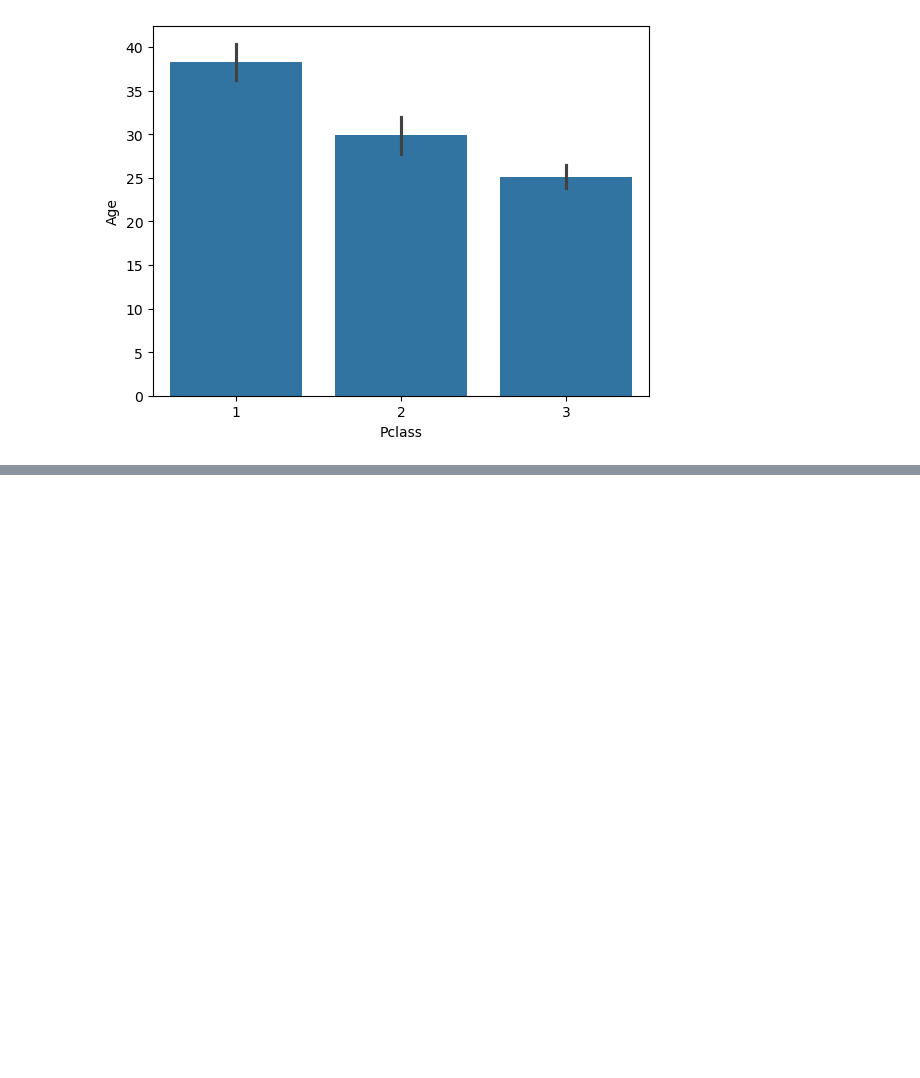
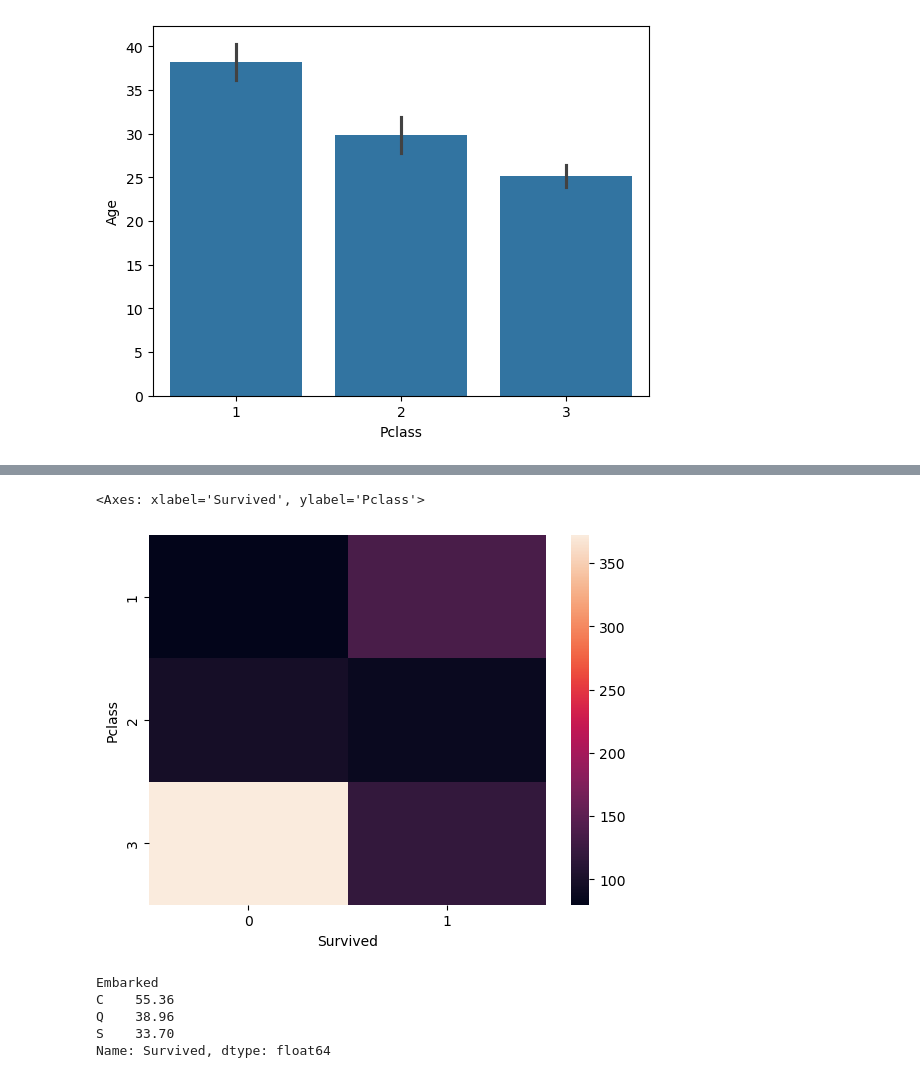
Before and after one commit to Jitudebnath/python, a Jupyter notebook: EDA/Eda.ipynb, the cells around one changed output, grey strips where cells are left out. Saved outputs shown, nothing was run; the diff lists cells and outputs as text; code cells hidden in the pictures; blank space fills up the shorter version.

```diff
--- a/EDA/Eda.ipynb
+++ b/EDA/Eda.ipynb
@@ -167,0 +239,13 @@ sns.barplot(
+# %%
+sns.heatmap(pd.crosstab(titanic['Pclass'],titanic['Survived']))
+# %% [output]
+<Axes: xlabel='Survived', ylabel='Pclass'>
+[figure, added]
+# %%
+titanic.groupby("Embarked")["Survived"].mean().mul(100).round(2)
+# %% [output]
+Embarked
+C    55.36
+Q    38.96
+S    33.70
+Name: Survived, dtype: float64
```
Also changed, not shown: parts of 23 cells of this notebook, 5 other files.
